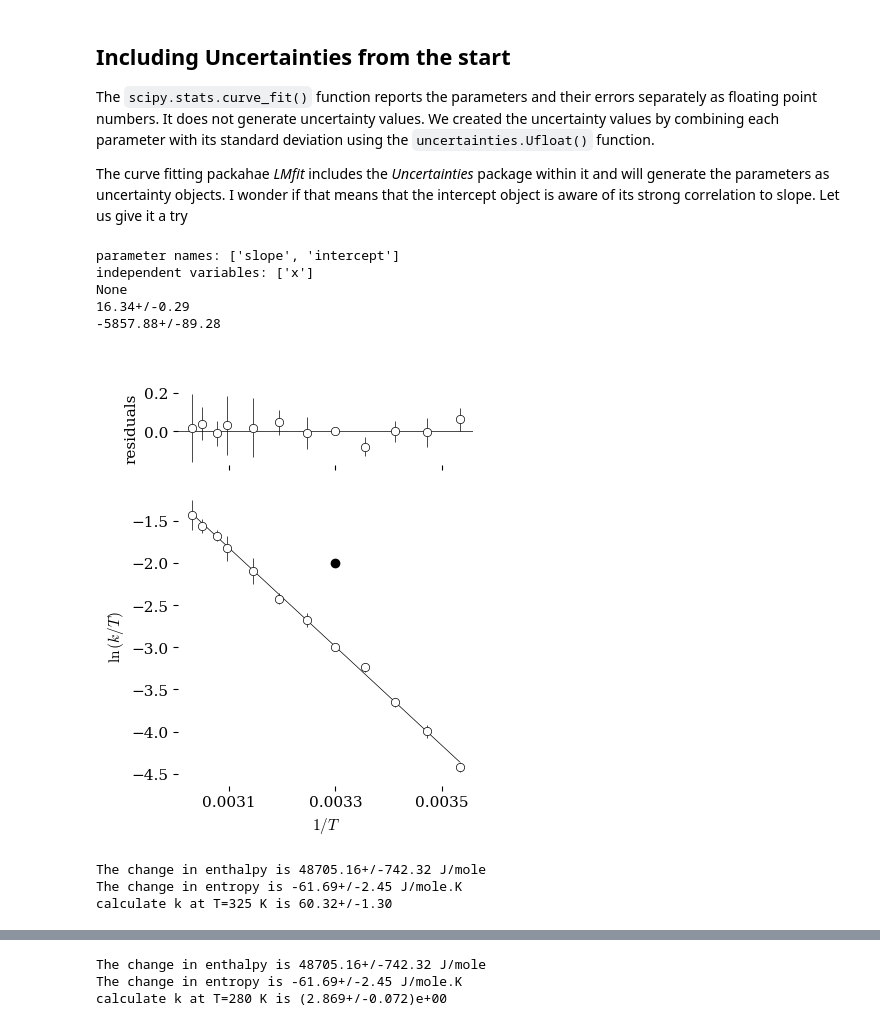
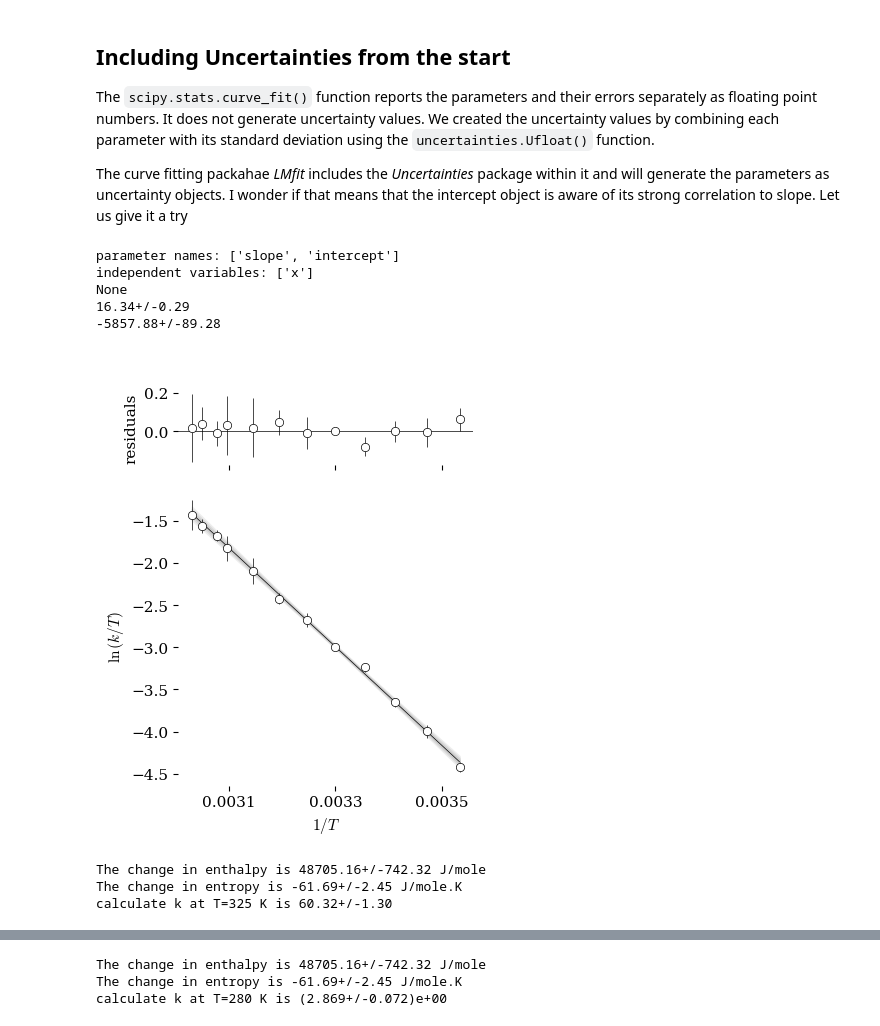
Before and after one commit to blinkletter/StealThisCode, a Jupyter notebook: 5_Erying/5_Erying_Plots_3_NoLever.ipynb, the cells around one changed output, grey strips where cells are left out. Cells and saved outputs as stored; diff of their text form; code cells hidden in the pictures.

```diff
--- a/5_Erying/5_Erying_Plots_3_NoLever.ipynb
+++ b/5_Erying/5_Erying_Plots_3_NoLever.ipynb
@@ -378,51 +378,59 @@ result.plot(fig = fig,
             yerr = 2*y_err,
             title = " ",
             data_kws ={"color":"k", "linestyle":"None", "linewidth": 0.5,"markerfacecolor": "white",
-                       "markeredgecolor":"black", "markeredgewidth":0.5},
-            fit_kws ={"linewidth": 0.5},
+                       "markeredgecolor":"black", "markeredgewidth":0.5, "zorder":3},
+            fit_kws ={"linewidth": 0.5, "zorder":2},
             ax_res_kws = {},
             ax_fit_kws = {},
             )
 
 ax = fig.axes   # get the axes from the plot (there are two in a list)
 
+
 ax[1].set_xticks([0.0031,0.0033,0.0035])  # These will be the ticks for both axes
 
-ax[1].scatter(0.0033,-2)
+
+### Confidence band
+dely = result.eval_uncertainty(x=x)
+#plt.plot(x, y, "o")
+#plt.plot(x, result.best_fit, "k-")
+ax[1].fill_between(x, result.best_fit-3*dely, result.best_fit+3*dely, color='#EEEEEE', zorder=1)
+ax[1].fill_between(x, result.best_fit-2*dely, result.best_fit+2*dely, color='#DDDDDD', zorder=1)
+ax[1].fill_between(x, result.best_fit-1*dely, result.best_fit+1*dely, color='#CCCCCC', zorder=1)
 
 ### do not show legend
 fig.legend([])
-ax[1].legend([])
+ax[1].legend([])      # blank legend
 
 fig.savefig("plots/LMfitplot1.pdf")
 plt.show()
 
 
 
 Temp = 325
 R = scipy.constants.R
 kb = scipy.constants.k
 h = scipy.constants.h
 kappa = 1
 
 dH = -slope * R
 print(f"The change in enthalpy is {dH:0.2f} J/mole")
 
 dS = (intercept - np.log(kb/h)) * R
 print(f"The change in entropy is {dS:0.2f} J/mole.K")
 
 ## calculate k from Erying plot parameters.
 
 kobs = (kappa * kb / h) * Temp * unp.exp(-dH/(R*Temp)) * unp.exp(dS/R)
 
 print(f"calculate k at T={Temp} K is {kobs:0.2f}")
 # %% [output]
 parameter names: ['slope', 'intercept']
 independent variables: ['x']
 None
 16.34+/-0.29
 -5857.88+/-89.28
-[figure, old version]
+[figure, new version]
 The change in enthalpy is 48705.16+/-742.32 J/mole
 The change in entropy is -61.69+/-2.45 J/mole.K
 calculate k at T=325 K is 60.32+/-1.30
```
Also changed, not shown: parts of 9 cells of this notebook, 15 other files.
